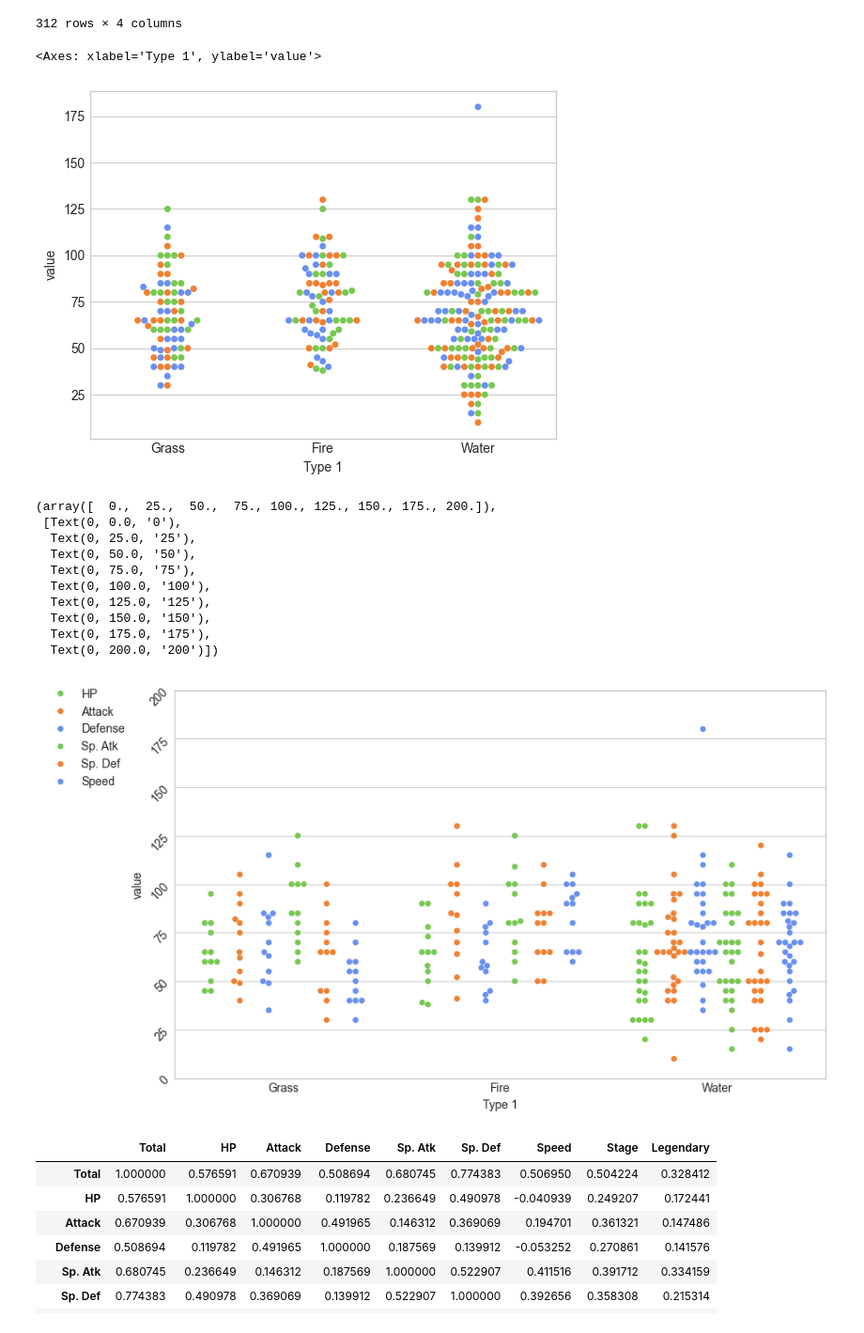
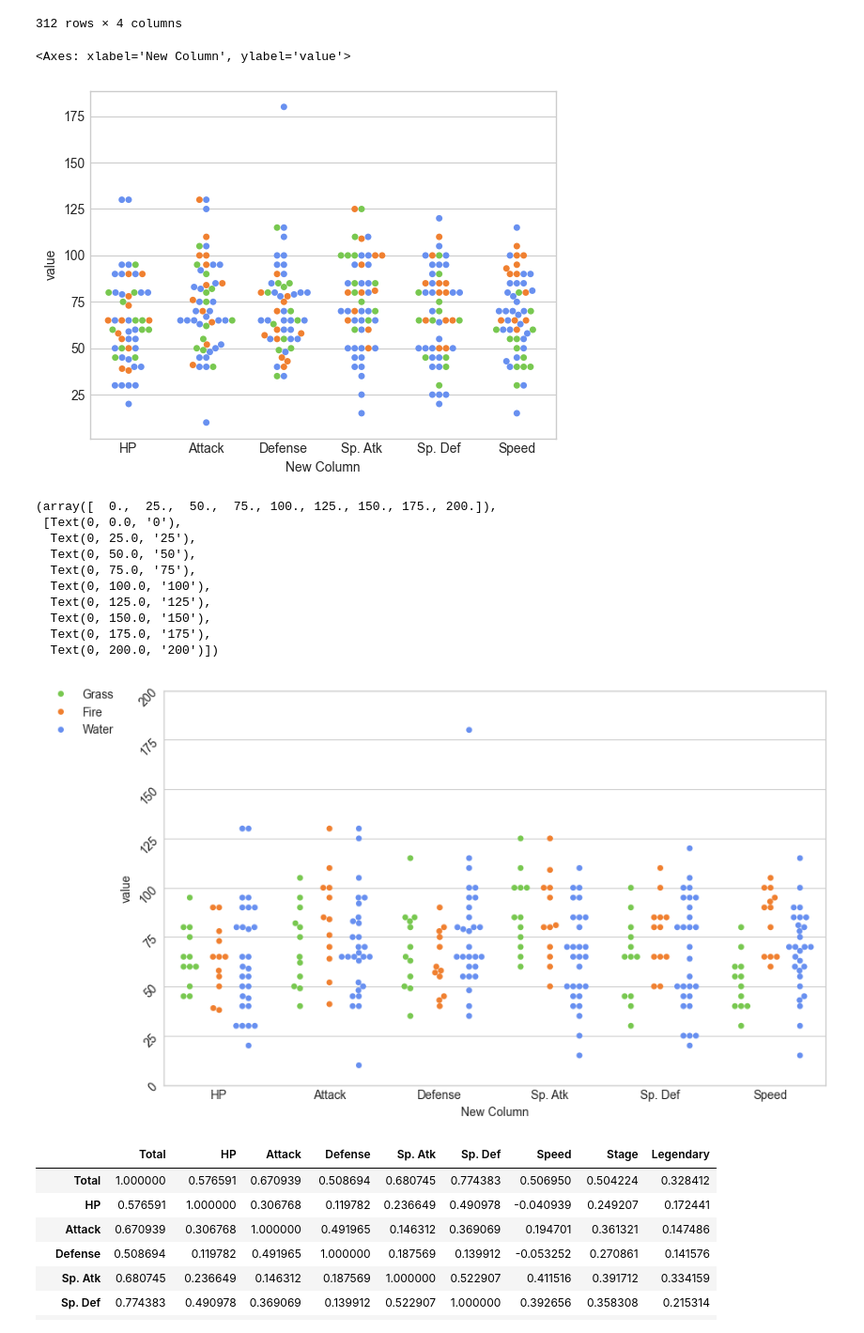
Before and after one commit to Rafacercos/ONLINE_DS_THEBRIDGE_RAFACERCOS, a Jupyter notebook: MIS_EJERCICIOS/Visualizaciones/ejercicios_Seaborn.ipynb, the cells around one changed output. Shown at 94% size. Drawn from its saved outputs; the diff is of its cells as text; code cells hidden in the pictures.

```diff
--- a/MIS_EJERCICIOS/Visualizaciones/ejercicios_Seaborn.ipynb
+++ b/MIS_EJERCICIOS/Visualizaciones/ejercicios_Seaborn.ipynb
@@ -173,10 +181,10 @@ pokemon_m
 # %%
 # 21. Pintamos el swarmplot con el melted y entendemos la información
 # %%
-sns.swarmplot(data=pokemon_m,x="Type 1",y="value",hue="New Column",palette=lista_colores*2,legend=False)
+sns.swarmplot(data=pokemon_m,x="New Column",y="value",hue="Type 1",palette=lista_colores,legend=False)
 # %% [output]
-<Axes: xlabel='Type 1', ylabel='value'>
+<Axes: xlabel='New Column', ylabel='value'>
-[figure, old version]
+[figure, new version]
 # %%
 # 22. Basándote en el gráfico anterior, define el tamaño de la figura en (10,6) (usa plt)
 # En el swarmplot añade el argumento dodge a True y usa la anterior paleta de colores Pokemon
@@ -188,7 +196,7 @@ sns.swarmplot(data=pokemon_m,x="Type 1",y="value",hue="New Column",palette=lista
 # fija la leyenda con bbox_to_anchor en upper left. Pista: upper left es el código 2 y se usa el parámetro loc.
 # %%
 plt.figure(figsize=(10,6))
-sns.swarmplot(data=pokemon_m,x="Type 1",y="value",hue="New Column",palette=lista_colores*2,dodge=True)
+sns.swarmplot(data=pokemon_m,x="New Column",y="value",hue="Type 1",palette=lista_colores,dodge= True)
 plt.ylim(0,200)
 plt.legend(bbox_to_anchor=(-0.06,1.033))
 plt.yticks(rotation=45)
@@ -203,7 +211,7 @@ plt.yticks(rotation=45)
   Text(0, 150.0, '150'),
   Text(0, 175.0, '175'),
   Text(0, 200.0, '200')])
-[figure, old version]
+[figure, new version]
 # %%
 # Observa que incluso usando Seaborn, usamos Pyplot para trabajar con los ejes, la leyenda y el tamaño
 # Lo importante es que Seaborn y Pyplot conviven bien juntos
```
Also changed, not shown: parts of 11 cells of this notebook, 1 other file.
